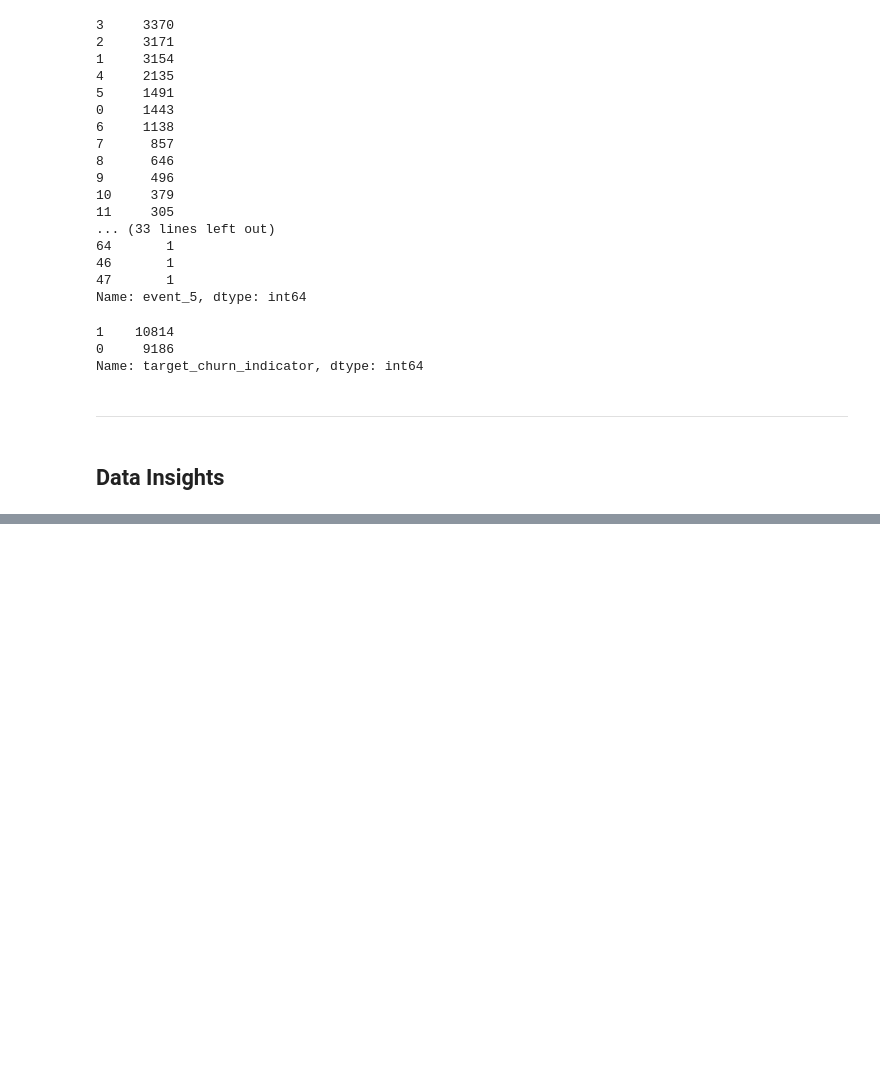
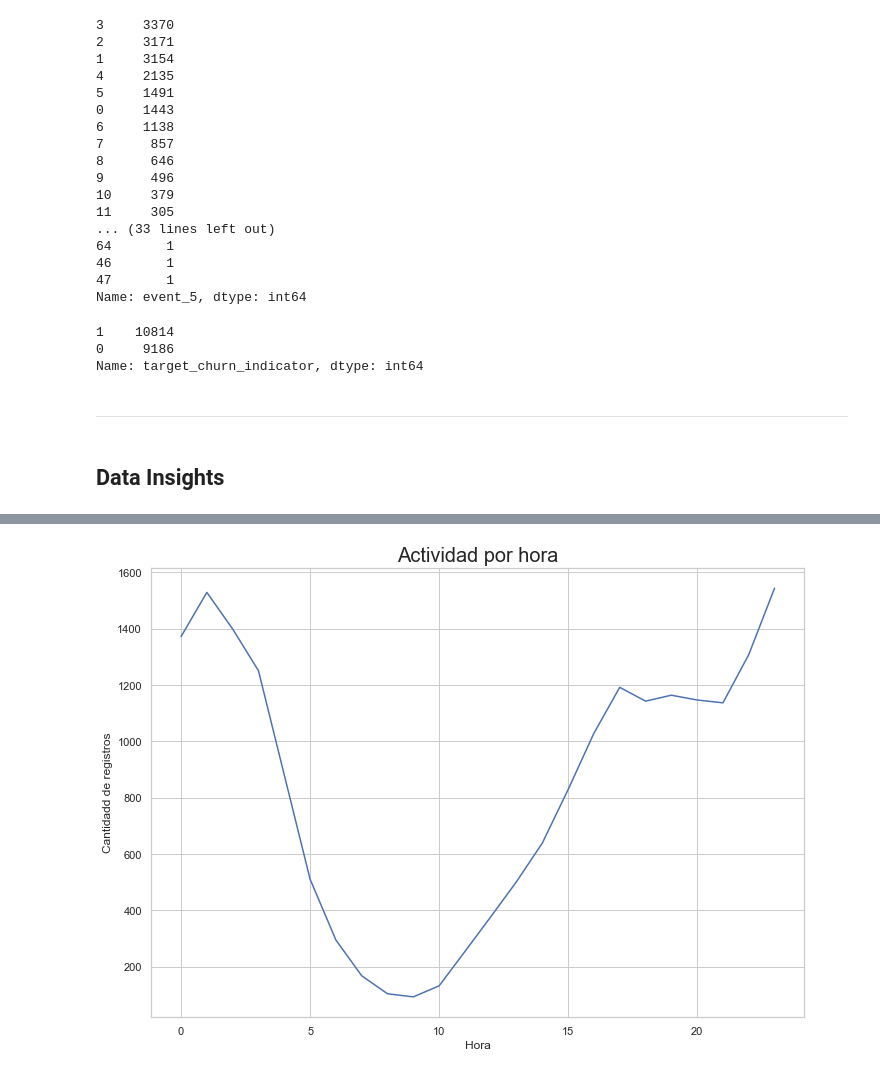
Before and after one commit to rodolfopardo/etermax, a Jupyter notebook: etermax_tecnico.ipynb, the cells around one changed output, grey strips where cells are left out. Saved outputs shown, nothing was run; the diff lists cells and outputs as text; code cells hidden in the pictures; blank space fills up the shorter version.

```diff
--- a/etermax_tecnico.ipynb
+++ b/etermax_tecnico.ipynb
@@ -419,0 +453,18 @@ juego.tail()
+# %%
+#Veamos horas
+
+horas_juego = juego.groupby('hour')['user_id'].count().to_frame()
+# %%
+#Reseteamos index
+
+horas_juego = horas_juego.reset_index()
+# %%
+#Grafico de lineas
+
+sns.lineplot(data = horas_juego, x = 'hour', y = 'user_id')
+plt.title('Actividad por hora', fontsize = 20)
+plt.xlabel('Hora')
+plt.ylabel('Cantidadd de registros')
+plt.show()
+# %% [output]
+[figure, added]
```
Also changed, not shown: parts of 32 cells of this notebook, 1 other file.
